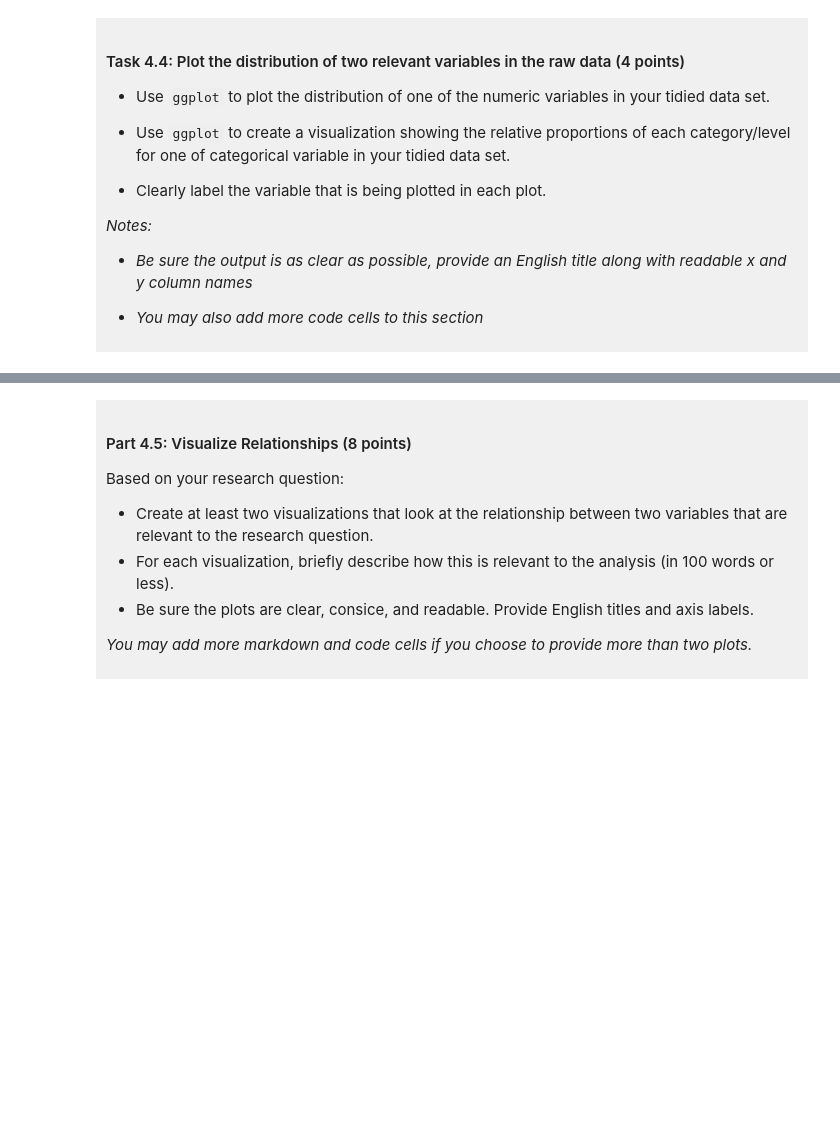
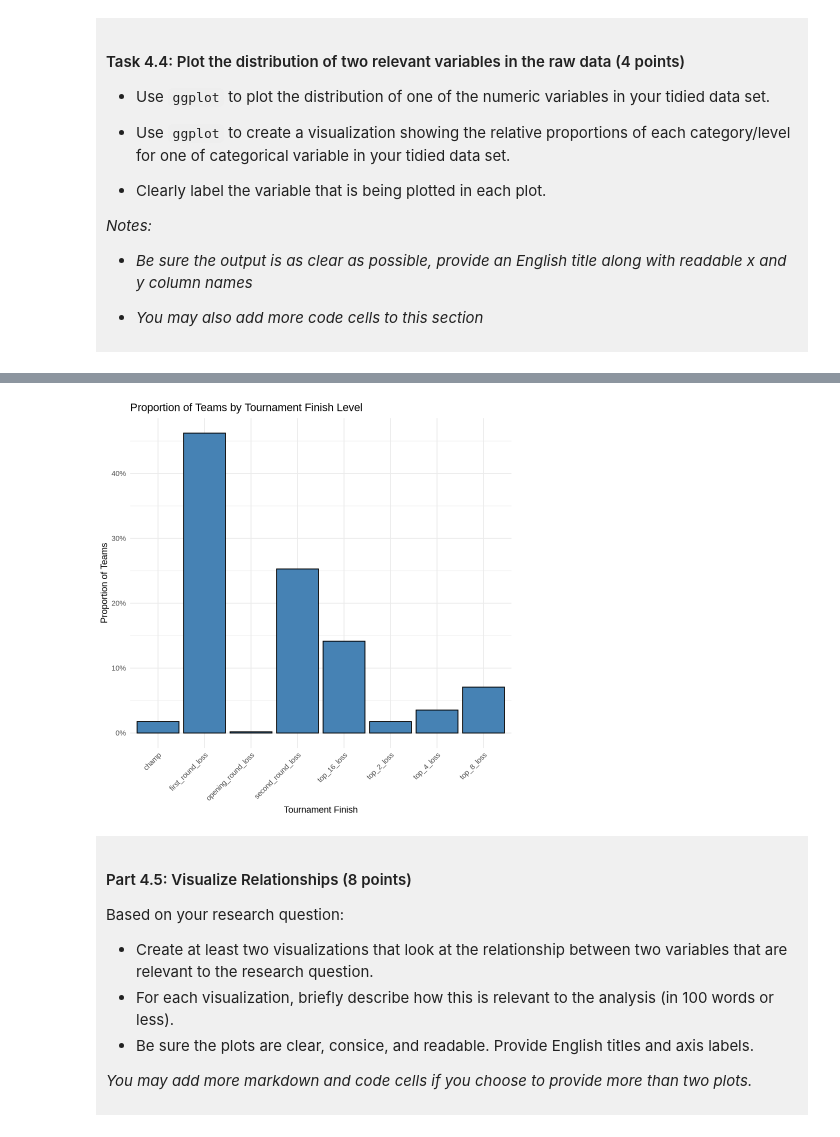
Before and after one commit to dsiu31/dsci-100-project-dario-siu, a Jupyter notebook: dsci-100-project-notebook.ipynb, the cells around one changed output, grey strips where cells are left out. Cells and saved outputs as stored; diff of their text form; code cells hidden in the pictures; blank space fills up the shorter version.

```diff
--- a/dsci-100-project-notebook.ipynb
+++ b/dsci-100-project-notebook.ipynb
@@ -310,5 +385,16 @@ You will refine your research question (if needed) and produce a tidy data set.
 # %%
-### EDIT THIS CODE CELL FOR PLOT 2 ###
+ggplot(tidy_womens_march_madness, aes(x = tourney_finish, y = after_stat(prop), group = 1)) +
+  geom_bar(fill = "steelblue", color = "black") +
+  scale_y_continuous(labels = scales::percent) +
+  labs(
+    title = "Proportion of Teams by Tournament Finish Level",
+    x = "Tournament Finish",
+    y = "Proportion of Teams"
+  ) +
+  theme_minimal() +
+  theme(axis.text.x = element_text(angle = 45, hjust = 1))
+# %% [output]
+[figure, added]
 # %% [markdown]
 <div style="background-color: #f0f0f0; padding: 10px;">
 
```
Also changed, not shown: parts of 9 cells of this notebook.
